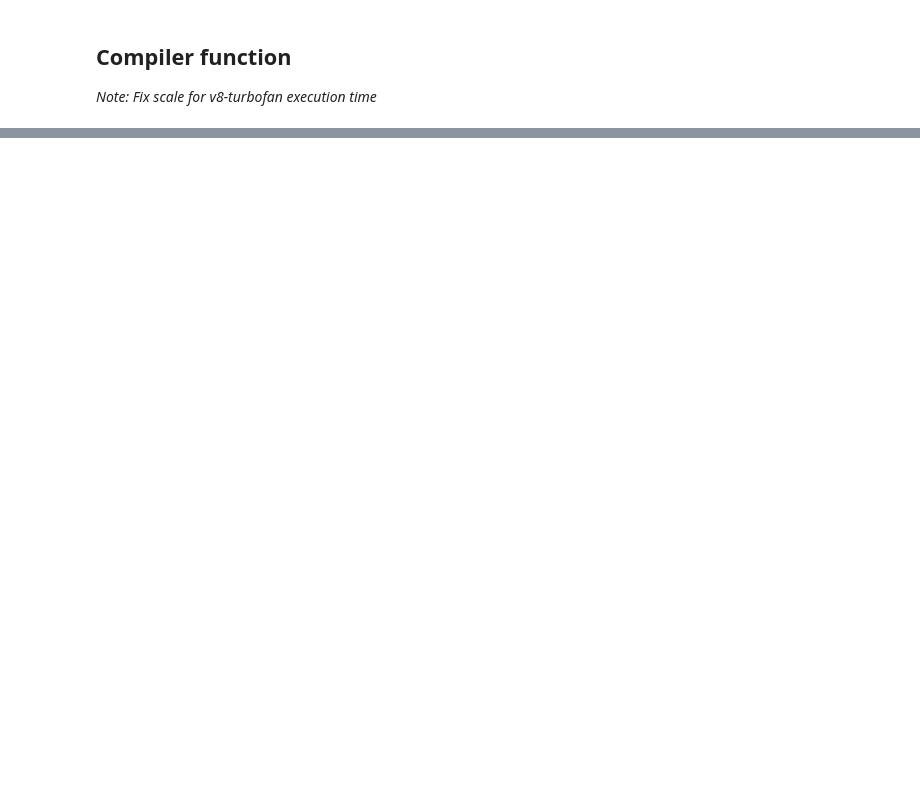
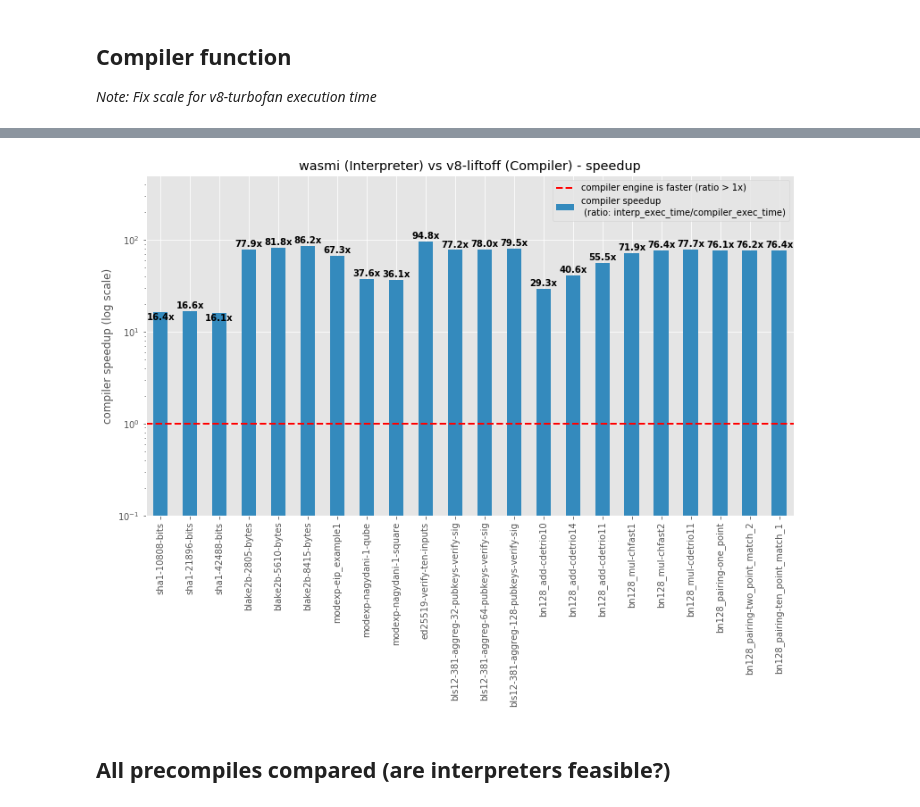
Before and after one commit to ewasm/benchmarking, a Jupyter notebook: notebooks/wasm-engines.ipynb, the cells around one changed output, grey strips where cells are left out. Cells and saved outputs as stored; diff of their text form; code cells hidden in the pictures; blank space fills up the shorter version.

```diff
--- a/notebooks/wasm-engines.ipynb
+++ b/notebooks/wasm-engines.ipynb
@@ -253,3 +262,6 @@ bn128_pairing_test_names_desc = ['bn128_pairing-ten_point_match_1', 'bn128_pairi
+# %%
+all_tests = sha1_test_names + blake2b_test_names + modexp_test_names + ['ed25519-verify-ten-inputs'] + bls12_test_names \
+    + bn128_add_test_names + bn128_mul_test_names + bn128_pairing_test_names
 # %% [markdown]
 ### Prepare interpreter dataframe
 # %%
@@ -522,0 +489,5 @@ plotCompilerStackedOneTest(df_compiler, blake2b_test_names[2])
+# %%
+df_interp_merge = df_interp.copy()
+df_interp_merge.columns = ['test_name', 'elapsed_time', 'compile_time', 'exec_time', 'total_time']
+df_interp_and_compile = pd.concat([df_interp_merge, df_compiler])
+df_interp_and_compile = df_interp_and_compile.reset_index()
@@ -522,0 +511,39 @@ plotCompilerStackedOneTest(df_compiler, blake2b_test_names[2])
+# %%
+df_wasmi_v8liftoff = add_engine_ratio_col(df_interp_and_compile, "wasmi", "v8-liftoff")
+# %%
+def plotCompilerSpeedup(df_compiler_speedup, interp_name="interp", compiler_name="compiler"):
+    df_is = df_compiler_speedup.copy()
+    plot_tests = df_is['test_name'].tolist()
+    test_index = all_tests.copy()
+    for test_name in all_tests:
+        if test_name not in plot_tests:
+            test_index.remove(test_name)
+
+    df_is = df_is.set_index('test_name')
+    df_is = df_is.reindex(test_index)
+    plt.figure()
+    ax = df_is['interp_slowdown'].plot.bar(figsize=(13,7), color=COLORS_DEFAULT['blue'])
+    ax.set_title("{} (Interpreter) vs {} (Compiler) - speedup".format(interp_name, compiler_name))
+    ax.set(ylabel="compiler speedup (log scale)", xlabel="")
+
+    y_max = ax.get_ylim()[1]
+    y_max = y_max * 5 # padding between top of bars and legend
+    ax.set_yscale('log')
+    ax.set_ylim(0.1, y_max) # adjustment to move horizontal line higher on chart
+
+    adjust_text_labels(labelBarHeights(ax, to_ms=False, to_factor=1, lower_y_bound=False))
+
+    plt.axhline(y=1.0, linewidth=2, ls='--', color='r')
+
+    handles, _ = ax.get_legend_handles_labels()
+
+    plt.legend(labels=["compiler engine is faster (ratio > 1x)", "compiler speedup \n (ratio: interp_exec_time/compiler_exec_time)"])
+
+    #f.suptitle(title, fontsize=16, y=0.95)
+    plt.show()
+# %%
+plotCompilerSpeedup(df_wasmi_v8liftoff, interp_name="wasmi", compiler_name="v8-liftoff")
+# %% [output]
+[figure, added]
+# %% [markdown]
+## All precompiles compared (are interpreters feasible?)
```
Also changed, not shown: parts of 23 cells of this notebook.
